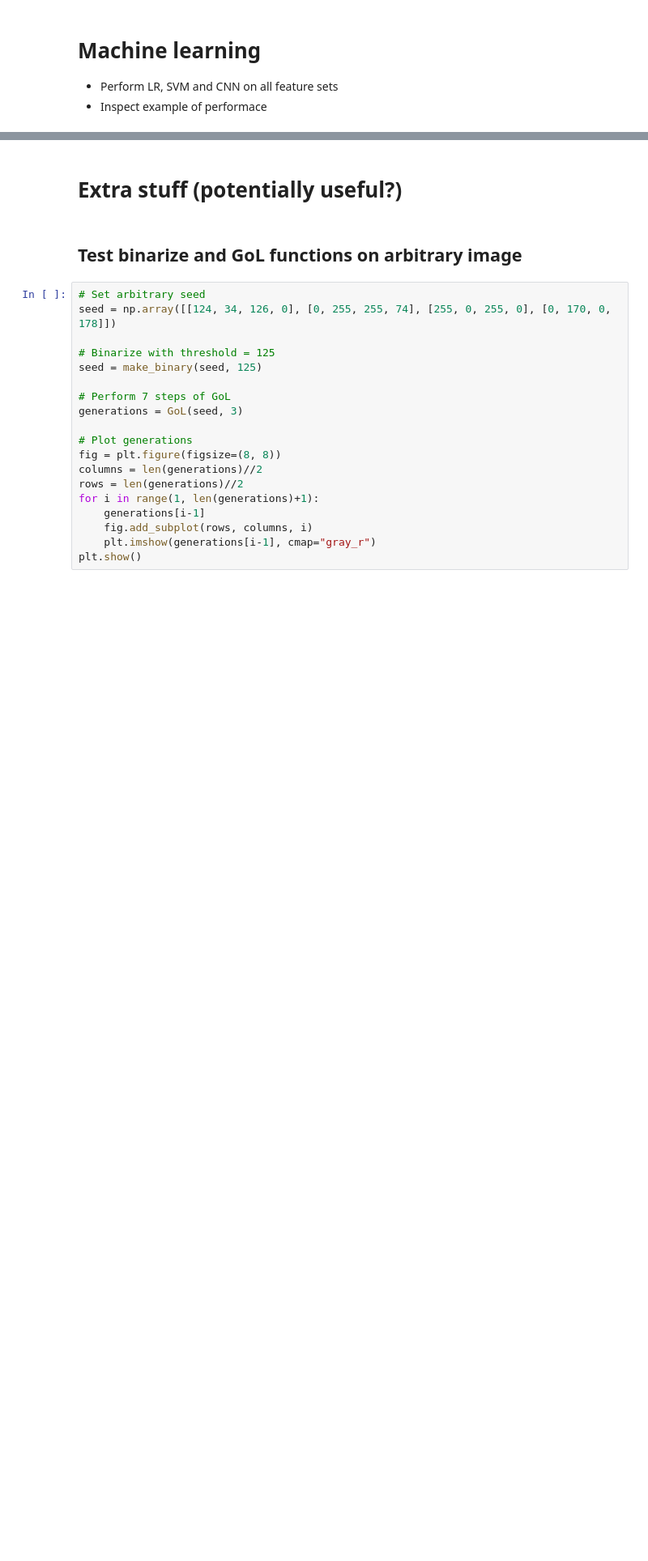
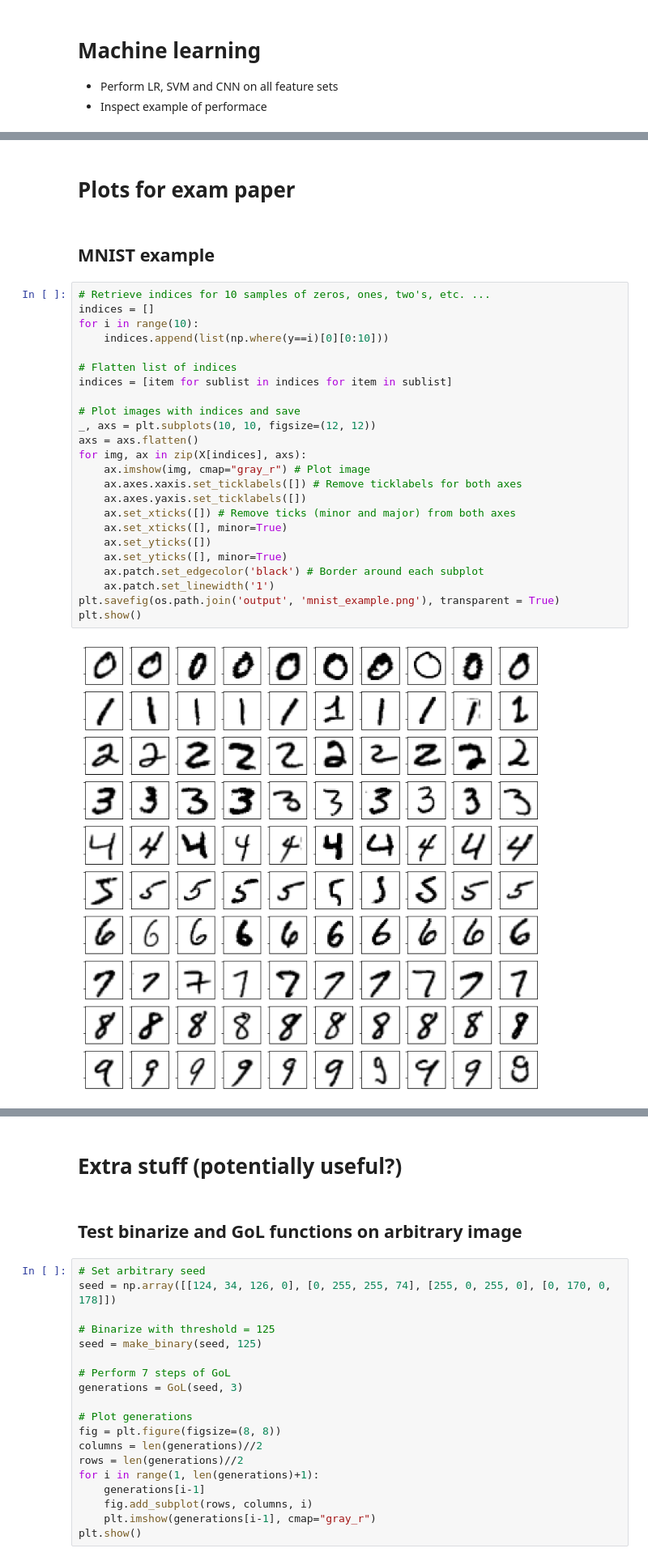
Before and after one commit to emiltj/data-science-exam-2022, a Jupyter notebook: scripts/ds.ipynb, the cells around one changed output, grey strips where cells are left out. Shown at 81% size. Drawn from its saved outputs; the diff is of its cells as text; blank space fills up the shorter version.

Commit message:
some plots added

```diff
--- a/scripts/ds.ipynb
+++ b/scripts/ds.ipynb
@@ -115,0 +72,30 @@ Error:
+# %% [markdown]
+# Plots for exam paper
+# %% [markdown]
+## MNIST example
+# %%
+# Retrieve indices for 10 samples of zeros, ones, two's, etc. ...
+indices = []
+for i in range(10):
+    indices.append(list(np.where(y==i)[0][0:10]))
+
+# Flatten list of indices
+indices = [item for sublist in indices for item in sublist]
+
+# Plot images with indices and save
+_, axs = plt.subplots(10, 10, figsize=(12, 12))
+axs = axs.flatten()
+for img, ax in zip(X[indices], axs):
+    ax.imshow(img, cmap="gray_r") # Plot image
+    ax.axes.xaxis.set_ticklabels([]) # Remove ticklabels for both axes
+    ax.axes.yaxis.set_ticklabels([])
+    ax.set_xticks([]) # Remove ticks (minor and major) from both axes
+    ax.set_xticks([], minor=True)
+    ax.set_yticks([])
+    ax.set_yticks([], minor=True)
+    ax.patch.set_edgecolor('black') # Border around each subplot
+    ax.patch.set_linewidth('1')
+plt.savefig(os.path.join('output', 'mnist_example.png'), transparent = True)
+plt.show()
+# %% [output]
+[figure, added]
```
Also changed, not shown: parts of 9 cells of this notebook, 4 other files.
